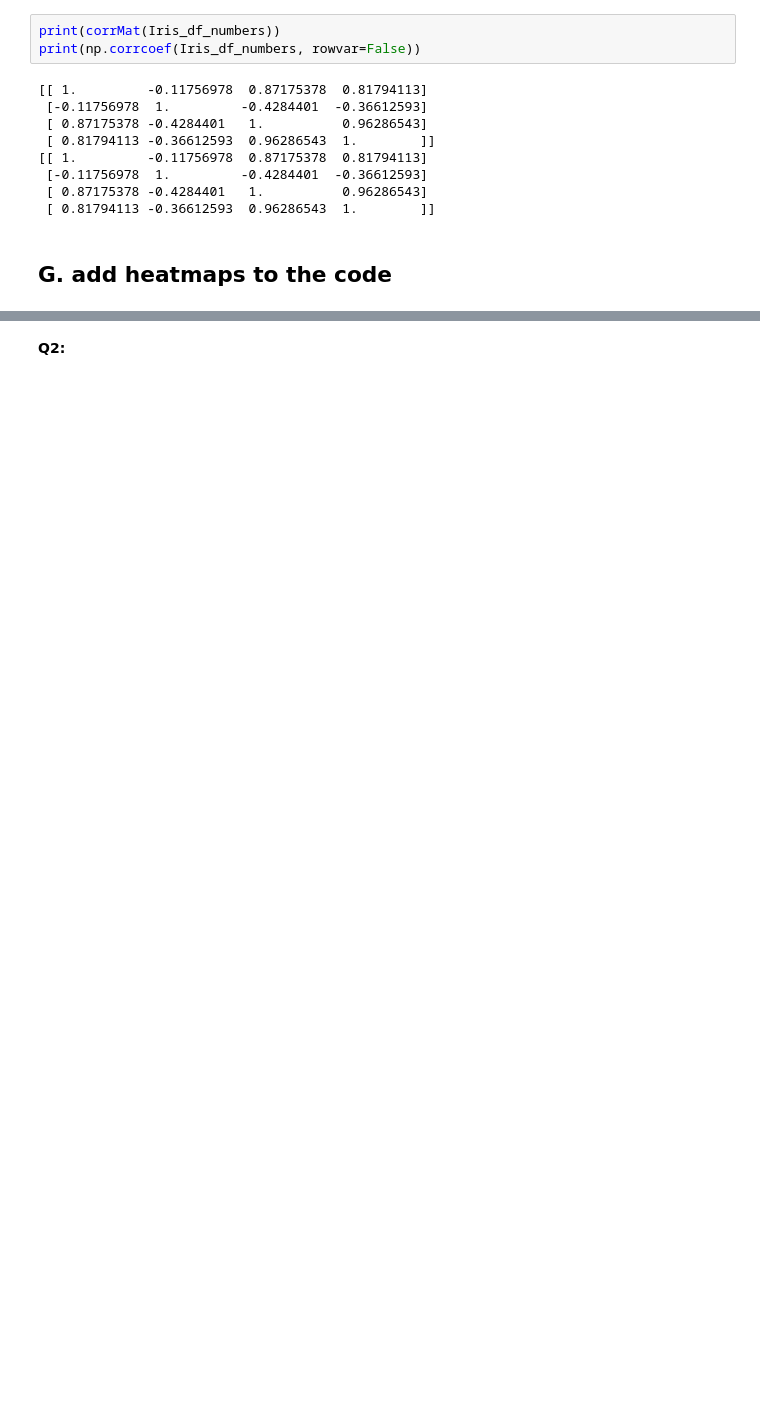
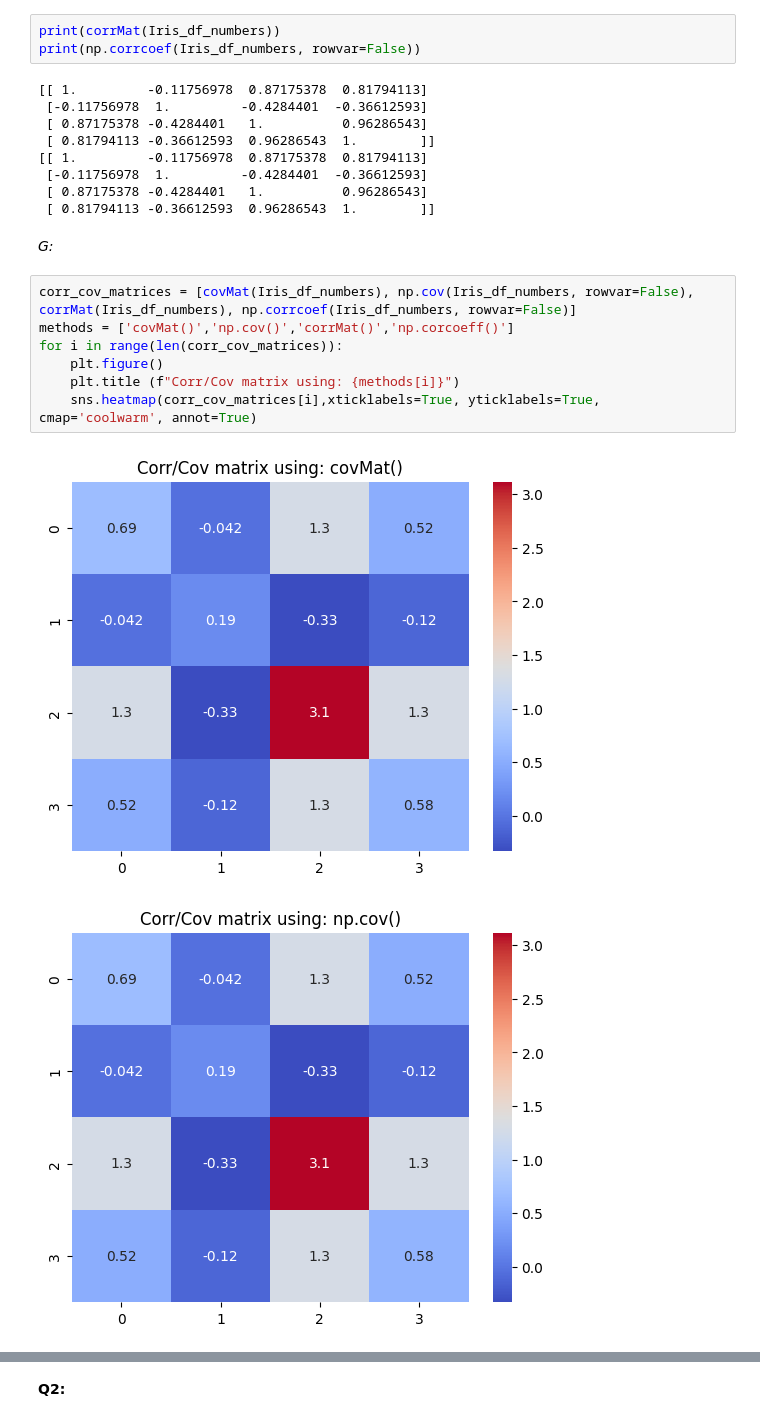
Before and after one commit to Eliz18Vais/mini_project, a Jupyter notebook: mini_project.ipynb, the cells around one changed output, grey strips where cells are left out. Drawn from its saved outputs; the diff is of its cells as text; blank space fills up the shorter version.

```diff
--- a/mini_project.ipynb
+++ b/mini_project.ipynb
@@ -81,5 +112,15 @@ print(np.corrcoef(Iris_df_numbers, rowvar=False))
  [-0.11756978  1.         -0.4284401  -0.36612593]
  [ 0.87175378 -0.4284401   1.          0.96286543]
  [ 0.81794113 -0.36612593  0.96286543  1.        ]]
-# %% [markdown]
-## G. add heatmaps to the code
+# %% [markdown]
+*G:*
+# %%
+corr_cov_matrices = [covMat(Iris_df_numbers), np.cov(Iris_df_numbers, rowvar=False), corrMat(Iris_df_numbers), np.corrcoef(Iris_df_numbers, rowvar=False)]
+methods = ['covMat()','np.cov()','corrMat()','np.corcoeff()']
+for i in range(len(corr_cov_matrices)):
+    plt.figure()
+    plt.title (f"Corr/Cov matrix using: {methods[i]}")
+    sns.heatmap(corr_cov_matrices[i],xticklabels=True, yticklabels=True, cmap='coolwarm', annot=True)
+# %% [output]
+[figure, added]
+[figure, added]
```
Also changed, not shown: parts of 36 cells of this notebook.
